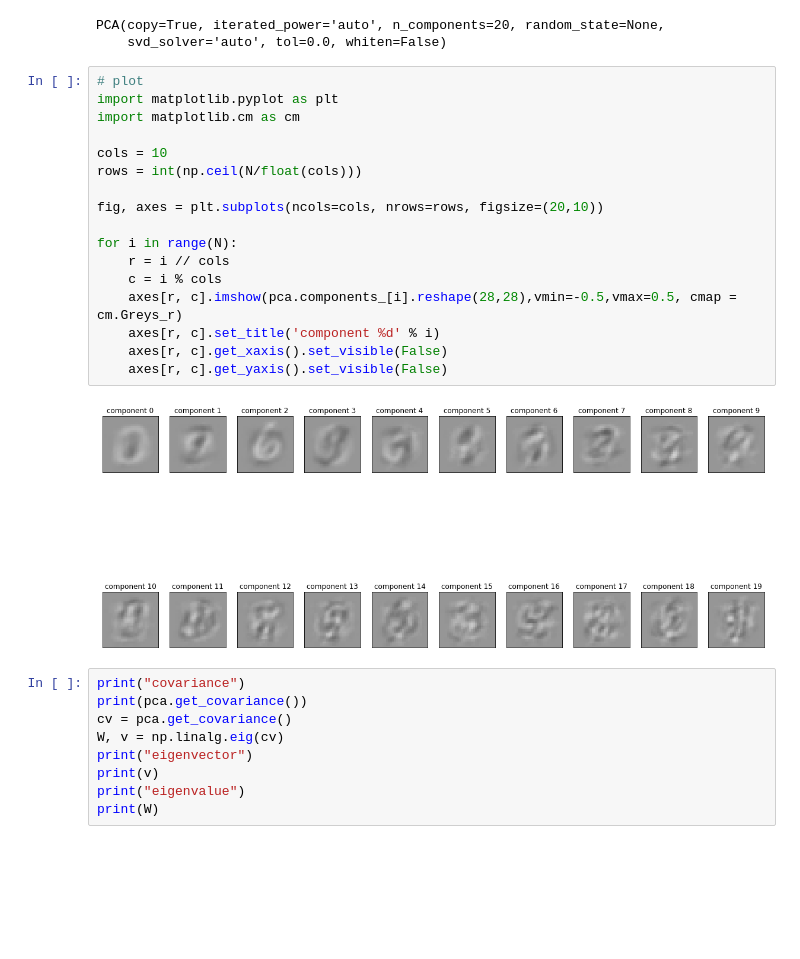
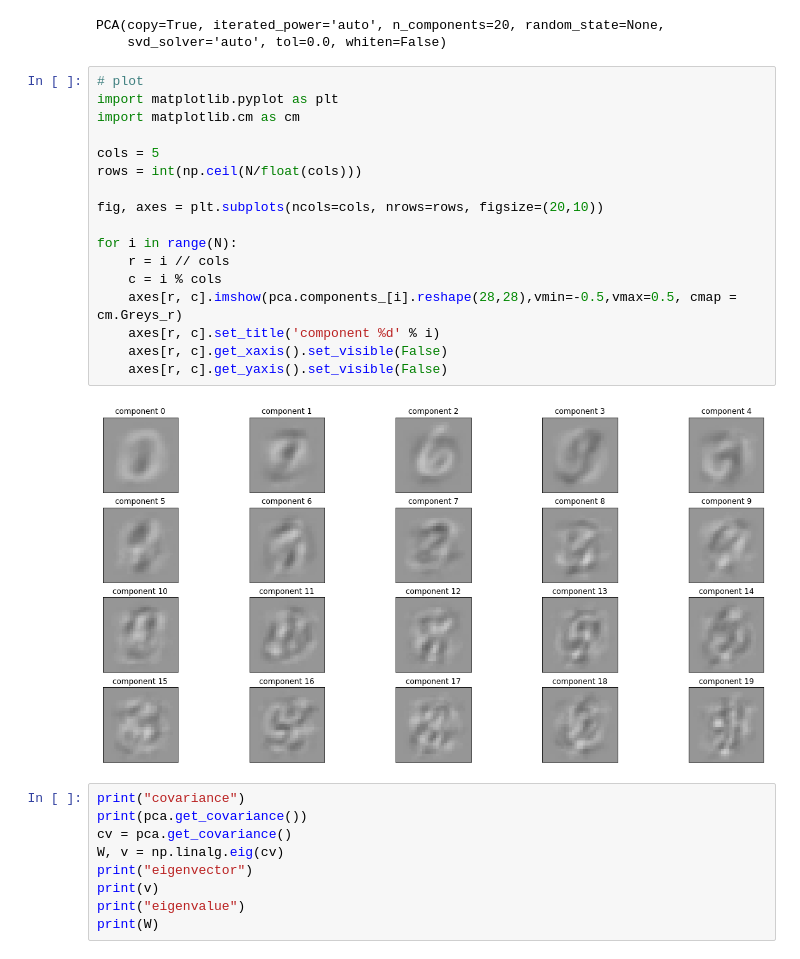
Before and after one commit to chigichan24/dora, a Jupyter notebook: pca_mnist.ipynb, the cells around one changed output. Drawn from its saved outputs; the diff is of its cells as text; blank space fills up the shorter version.

```diff
--- a/pca_mnist.ipynb
+++ b/pca_mnist.ipynb
@@ -40,22 +40,22 @@ PCA(copy=True, iterated_power='auto', n_components=20, random_state=None,
 # %%
 # plot
 import matplotlib.pyplot as plt
 import matplotlib.cm as cm
 
-cols = 10
+cols = 5
 rows = int(np.ceil(N/float(cols)))
 
 fig, axes = plt.subplots(ncols=cols, nrows=rows, figsize=(20,10))
 
 for i in range(N):
     r = i // cols
     c = i % cols
     axes[r, c].imshow(pca.components_[i].reshape(28,28),vmin=-0.5,vmax=0.5, cmap = cm.Greys_r)
     axes[r, c].set_title('component %d' % i)
     axes[r, c].get_xaxis().set_visible(False)
     axes[r, c].get_yaxis().set_visible(False)
 # %% [output]
-[figure, old version]
+[figure, new version]
 # %%
 print("covariance")
 print(pca.get_covariance())
```
Also changed, not shown: parts of 3 cells of this notebook.
